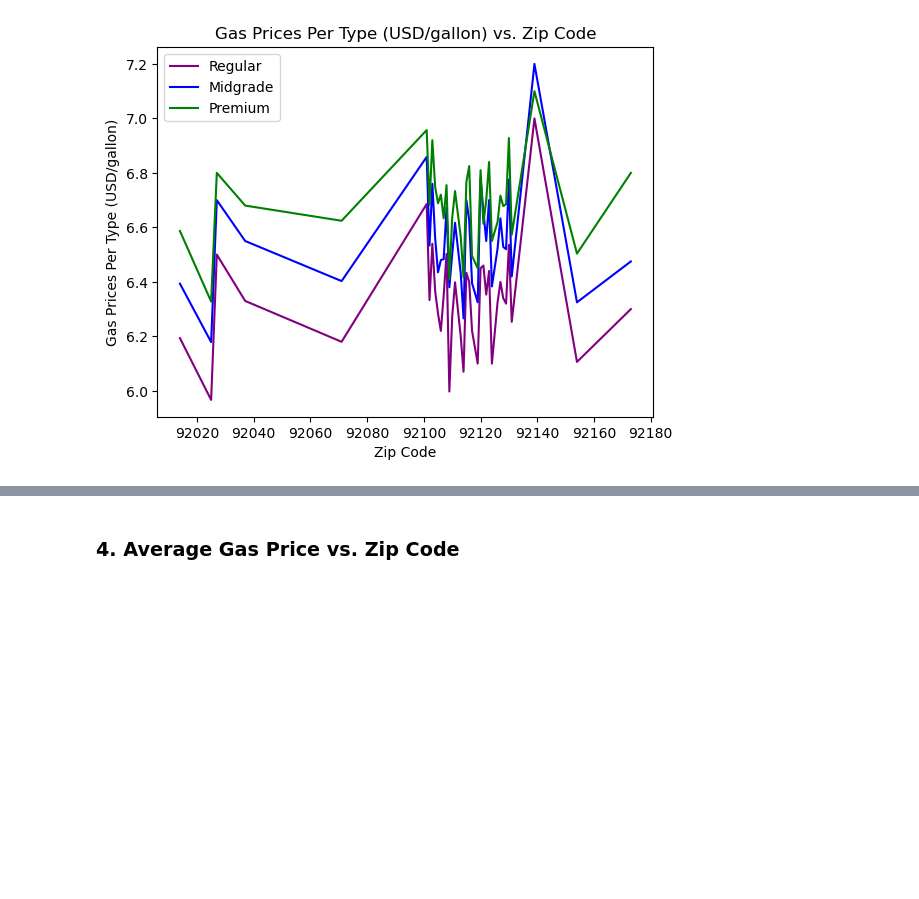
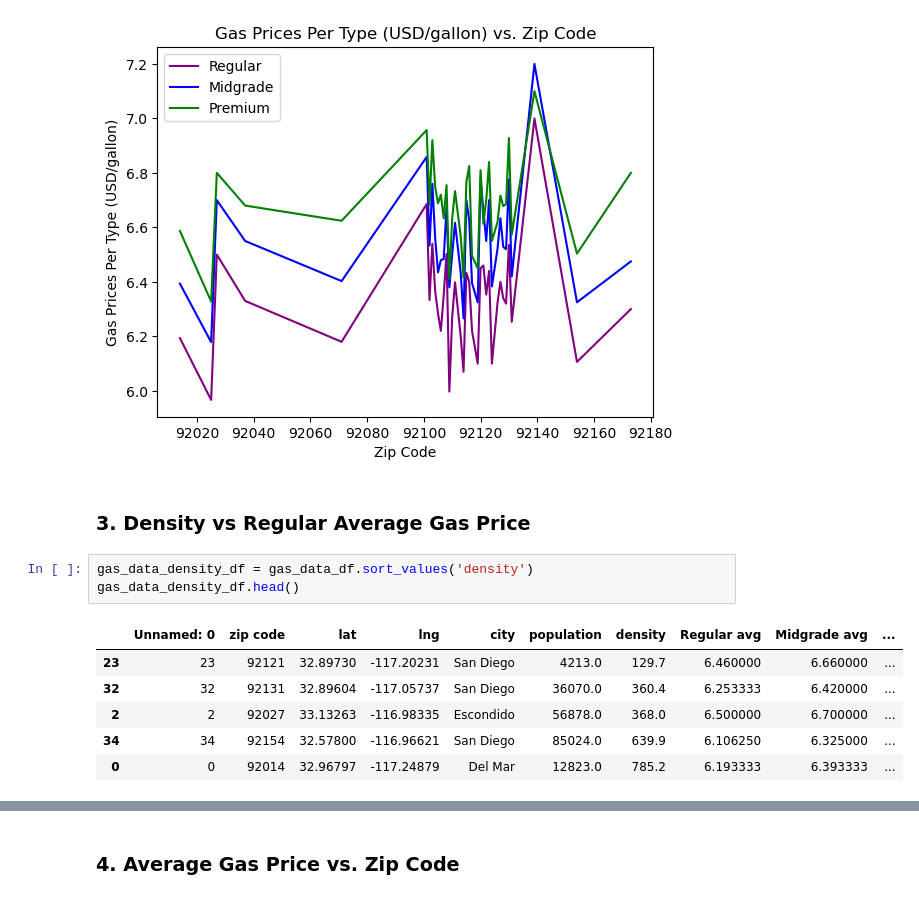
Before and after one commit to Lilnessa/Project1, a Jupyter notebook: charts.ipynb, the cells around one changed output, grey strips where cells are left out. Drawn from its saved outputs; the diff is of its cells as text; blank space fills up the shorter version.

```diff
--- a/charts.ipynb
+++ b/charts.ipynb
@@ -61,3 +138,15 @@ plt.title("Gas Prices Per Type (USD/gallon) vs. Zip Code")
 plt.show()
 # %% [output]
 [figure]
+# %% [markdown]
+### 3. Density vs Regular Average Gas Price
+# %%
+gas_data_density_df = gas_data_df.sort_values('density')
+gas_data_density_df.head()
+# %% [output]
+|  | Unnamed: 0 | zip code | lat | lng | city | population | density | Regular avg | Midgrade avg | ... |
+| 23 | 23 | 92121 | 32.89730 | -117.20231 | San Diego | 4213.0 | 129.7 | 6.460000 | 6.660000 | ... |
+| 32 | 32 | 92131 | 32.89604 | -117.05737 | San Diego | 36070.0 | 360.4 | 6.253333 | 6.420000 | ... |
+| 2 | 2 | 92027 | 33.13263 | -116.98335 | Escondido | 56878.0 | 368.0 | 6.500000 | 6.700000 | ... |
+| 34 | 34 | 92154 | 32.57800 | -116.96621 | San Diego | 85024.0 | 639.9 | 6.106250 | 6.325000 | ... |
+| 0 | 0 | 92014 | 32.96797 | -117.24879 | Del Mar | 12823.0 | 785.2 | 6.193333 | 6.393333 | ... |
```
Also changed, not shown: parts of 12 cells of this notebook, 2 other files.
